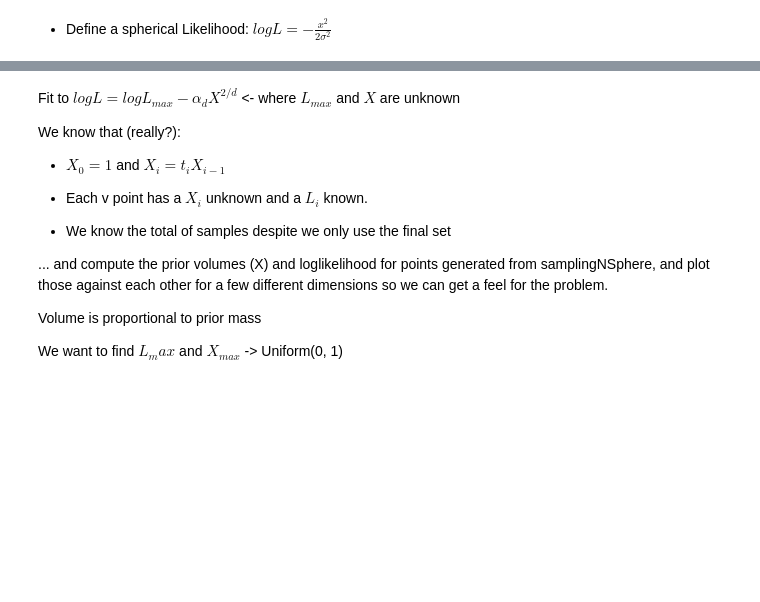
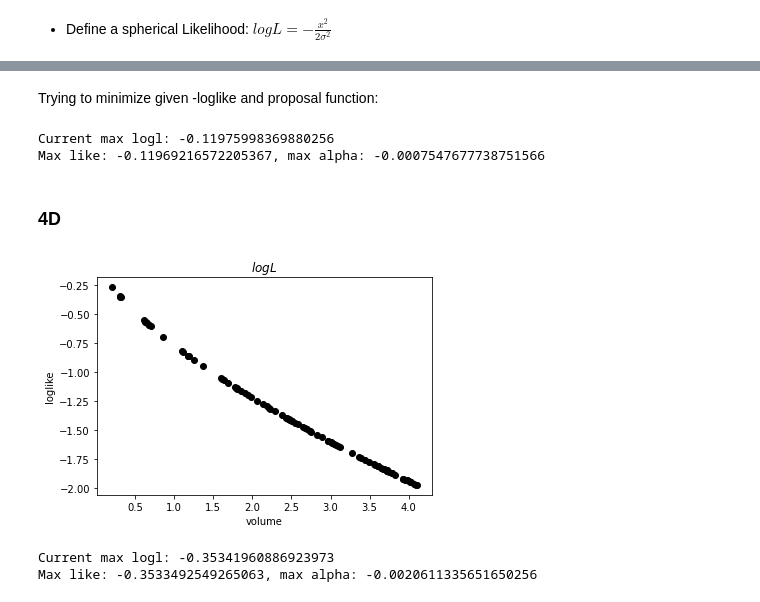
Before and after one commit to igomezv/nestedSampling, a Jupyter notebook: N-sphere.ipynb, the cells around one changed output, grey strips where cells are left out. Drawn from its saved outputs; the diff is of its cells as text; code cells hidden in the pictures; blank space fills up the shorter version.

```diff
--- a/N-sphere.ipynb
+++ b/N-sphere.ipynb
@@ -98,19 +147,43 @@ array([-0.39643083,  0.29998965, -0.34715653,  0.93384298])
-# %% [markdown]
-Fit to $ log L = log L_{max} - \alpha_d X^{2/d}$ <-
-   where $L_{max}$ and $X$ are unknown
-
-We know that (really?):
-
-- $X_0 = 1$ and $X_i = t_i X_{i-1}$
-- Each v point has a $X_i$ unknown and a $L_i$ known.
-
-- We know the total of samples despite we only use the final set
-
-
-... and compute the prior volumes (X) and loglikelihood for points generated from
-samplingNSphere, and plot those against each other for a few different
-dimensions so we can get a feel for the problem.
-
-Volume is proportional to prior mass
-
-We want to find $L_max$ and $X_{max}$ -> Uniform(0, 1)
+# %% [markdown]
+Trying to minimize given -loglike and proposal function:
+# %%
+X_max3d = np.max(volumes3d)
+tmp_max_logl3d = np.max(likes3d)
+print("Current max logl: {}".format(tmp_max_logl3d))
+op = minimize(logLike,  [tmp_max_logl3d, 0.01], points3d)
+print("Max like: {}, max alpha: {}".format(op.x[0], op.x[1]))
+# %% [output]
+Current max logl: -0.11975998369880256
+Max like: -0.11969216572205367, max alpha: -0.0007547677738751566
+# %% [markdown]
+### 4D
+# %%
+npoints = 100
+points4d = samplingNSphere(npoints, 4)
+likes4d = np.zeros((npoints, 1))
+
+for i, p in enumerate(points4d):
+    likes4d[i] = sphereLoglike(p)
+
+volumes4d = np.zeros((npoints, 1))
+
+for i, p in enumerate(points4d):
+    volumes4d[i] = sphereVolume(p)
+
+plt.scatter(volumes4d, likes4d, c='k')
+plt.xlabel("volume")
+plt.ylabel("loglike")
+plt.title("$log L $")
+plt.show()
+# %% [output]
+[figure, added]
+# %%
+X_max4d = np.max(volumes4d)
+tmp_max_logl4d = np.max(likes4d)
+print("Current max logl: {}".format(tmp_max_logl4d))
+op = minimize(logLike,  [tmp_max_logl4d, 0.01], points4d)
+print("Max like: {}, max alpha: {}".format(op.x[0], op.x[1]))
+# alpha->op.x[1]
+# %% [output]
+Current max logl: -0.35341960886923973
+Max like: -0.3533492549265063, max alpha: -0.0020611335651650256
```
Also changed, not shown: parts of 17 cells of this notebook.
